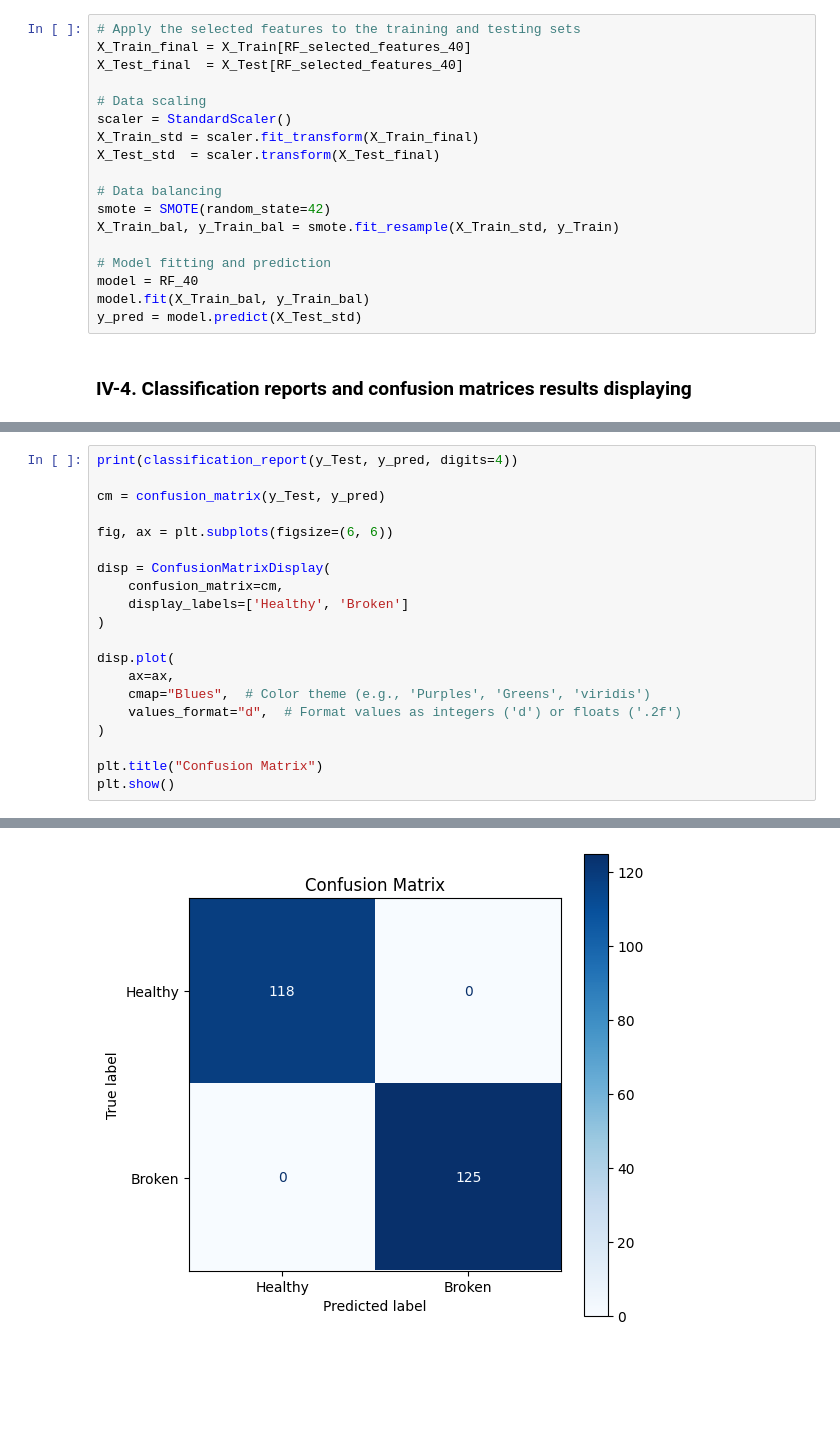
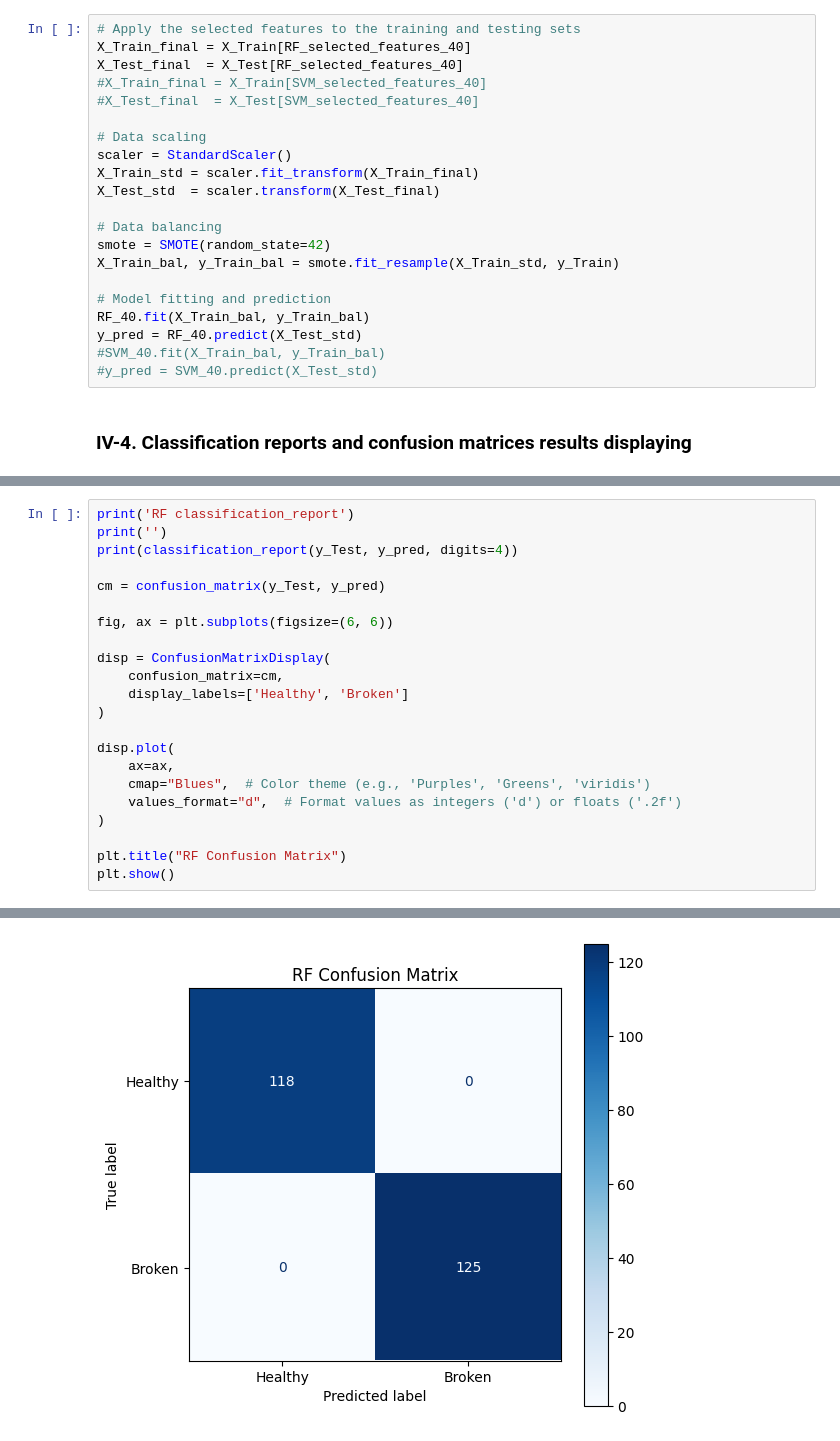
Before and after one commit to jalal-hdid/Gearbox-Fault-Diagnosis-FEN, a Jupyter notebook: Gearbox_Fault_Diagnosis_FEN.ipynb, the cells around one changed output, grey strips where cells are left out. Drawn from its saved outputs; the diff is of its cells as text; blank space fills up the shorter version.

```diff
--- a/Gearbox_Fault_Diagnosis_FEN.ipynb
+++ b/Gearbox_Fault_Diagnosis_FEN.ipynb
@@ -675,6 +863,8 @@ SVM_selected_features_90 = ['Dominant_Freq_a1','Spectral_Entropy_a2','RMS_a1','S
 # Apply the selected features to the training and testing sets
 X_Train_final = X_Train[RF_selected_features_40]
 X_Test_final  = X_Test[RF_selected_features_40]
+#X_Train_final = X_Train[SVM_selected_features_40]
+#X_Test_final  = X_Test[SVM_selected_features_40]
 
 # Data scaling
 scaler = StandardScaler()
@@ -686,8 +876,9 @@ smote = SMOTE(random_state=42)
 X_Train_bal, y_Train_bal = smote.fit_resample(X_Train_std, y_Train)
 
 # Model fitting and prediction
-model = RF_40
-model.fit(X_Train_bal, y_Train_bal)
-y_pred = model.predict(X_Test_std)
+RF_40.fit(X_Train_bal, y_Train_bal)
+y_pred = RF_40.predict(X_Test_std)
+#SVM_40.fit(X_Train_bal, y_Train_bal)
+#y_pred = SVM_40.predict(X_Test_std)
 # %% [markdown]
 ### **IV-4. Classification reports and confusion matrices results displaying**
@@ -694,4 +887,6 @@ y_pred = model.predict(X_Test_std)
 # %%
+print('RF classification_report')
+print('')
 print(classification_report(y_Test, y_pred, digits=4))
 
 cm = confusion_matrix(y_Test, y_pred)
@@ -709,6 +904,6 @@ disp.plot(
     values_format="d",  # Format values as integers ('d') or floats ('.2f')
 )
 
-plt.title("Confusion Matrix")
+plt.title("RF Confusion Matrix")
 plt.show()
 # %% [output]
@@ -715,9 +912,9 @@ plt.show()
               precision    recall  f1-score   support
 
            0     1.0000    1.0000    1.0000       118
            1     1.0000    1.0000    1.0000       125
 
     accuracy                         1.0000       243
    macro avg     1.0000    1.0000    1.0000       243
 weighted avg     1.0000    1.0000    1.0000       243
-[figure, old version]
+[figure, new version]
```
Also changed, not shown: parts of 19 cells of this notebook.
